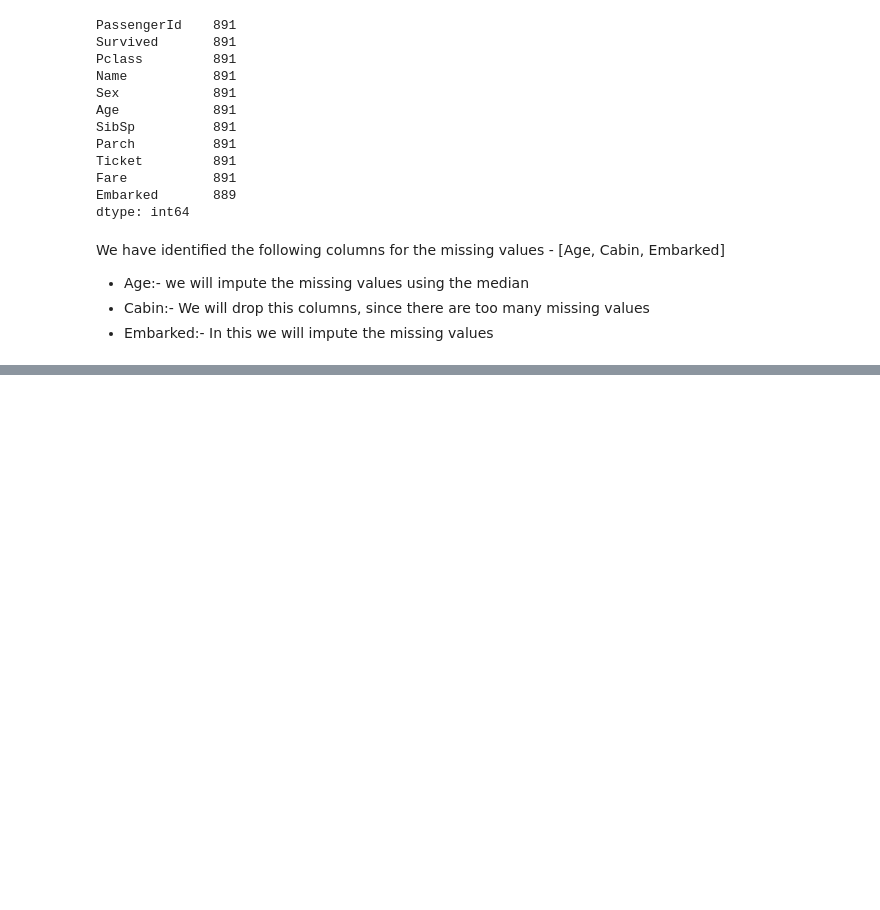
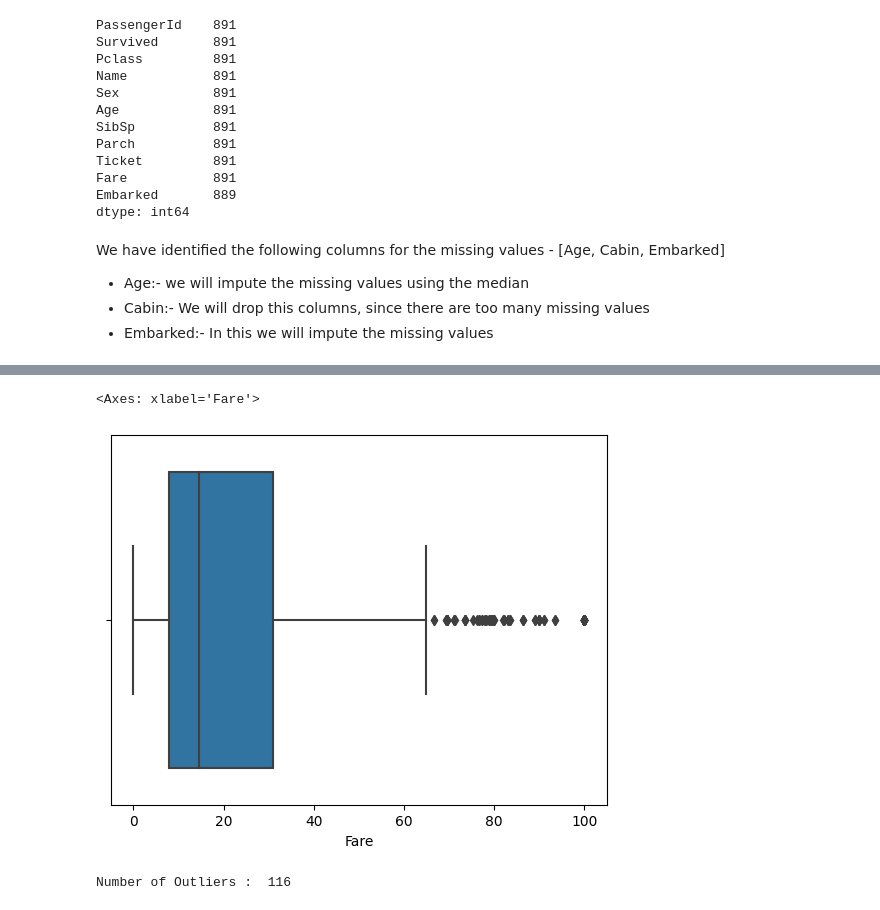
Before and after one commit to mehtasumit1007/TitanicPredictionModelling, a Jupyter notebook: Modelling_Main.ipynb, the cells around one changed output, grey strips where cells are left out. Drawn from its saved outputs; the diff is of its cells as text; code cells hidden in the pictures; blank space fills up the shorter version.

```diff
--- a/Modelling_Main.ipynb
+++ b/Modelling_Main.ipynb
@@ -164,3 +164,8 @@ df_titanic['Age'].fillna(df_titanic['Age'].median(), inplace=True)
 # %%
 # Dropping the 'Cabin' column since there are too many missing values
 df_titanic.drop('Cabin', axis = 1, inplace=True)
+# %%
+#Imputing the missing values in the 'Embarked' columns with the mode.
+mode_value = df_titanic['Embarked'].mode()[0]
+mode_value
+df_titanic['Embarked'].fillna(mode_value, inplace=True)
@@ -166,0 +245,14 @@ df_titanic.drop('Cabin', axis = 1, inplace=True)
+# %%
+sns.boxplot(x=df_titanic['Fare'])
+# %% [output]
+<Axes: xlabel='Fare'>
+[figure, added]
+# %%
+Q1 = df_titanic['Fare'].quantile(0.25)
+Q3 = df_titanic['Fare'].quantile(0.75)
+IQR = Q3-Q1
+
+outliers = df_titanic[(df_titanic['Fare'] < Q1 - 1.5 * IQR) | (df_titanic['Fare'] > Q3 + 1.5 * IQR)]
+print("Number of Outliers : ", len(outliers))
+# %% [output]
+Number of Outliers :  116
```
Also changed, not shown: parts of 12 cells of this notebook.
